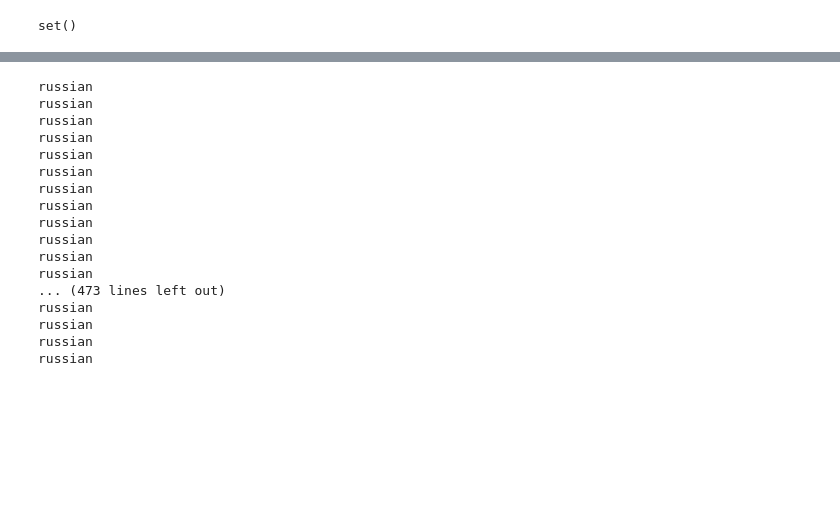
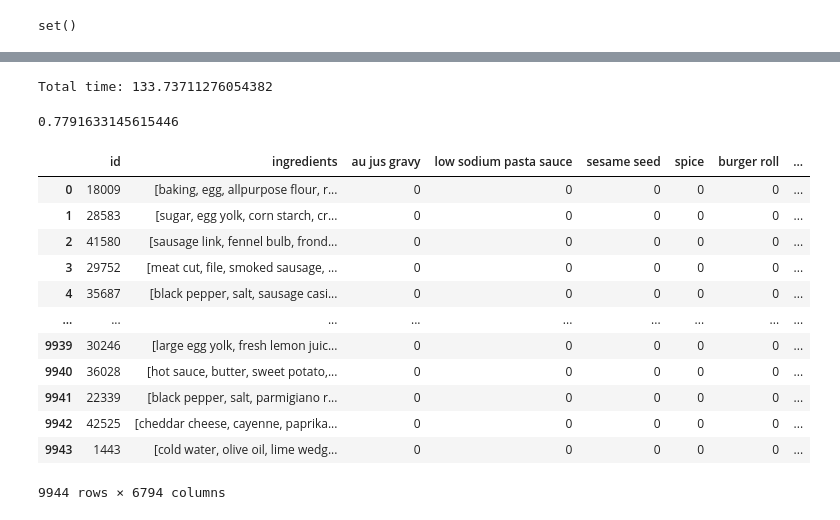
Before and after one commit to kamildec/jnp3, a Jupyter notebook: zad2/cooking.ipynb, the cells around one changed output, grey strips where cells are left out. Drawn from its saved outputs; the diff is of its cells as text; code cells hidden in the pictures; blank space fills up the shorter version.

Commit message:
zad2 logistic regression

```diff
--- a/zad2/cooking.ipynb
+++ b/zad2/cooking.ipynb
@@ -274,9 +257,0 @@ def wordsPopularity(ingredients):
-# %%
-# dist_ingredients = list(set(chain(*train_set['ingredients']))).sort()
-# dist_ingredients
-dist_ingredients = list({x for l in train_set['ingredients'] for x in l})
-dist_ingredients.sort()
-dist_ingredients[:10]
-# [i for i in dist_ingredients if 'oz.' in i]
-# result.sort()
-# result
@@ -294,4 +257,0 @@ dist_ingredients[:10]
-# %%
-dist_ingredients = list({x for l in train_set['ingredients'] for x in l})
-dist_ingredients.sort()
-dist_ingredients[:10]
@@ -337,25 +257,0 @@ fun(train_set['ingredients'])
-# %%
-def fun(cuisines):
-    for cuisine in cuisines:
-        if 'southern_us' not in cuisine and 'us' in cuisine:
-            print(cuisine)
-
-fun(train_set['cuisine'])
-# %% [output]
-russian
-russian
-russian
-russian
-russian
-russian
-russian
-russian
-russian
-russian
-russian
-russian
-... (473 lines left out)
-russian
-russian
-russian
-russian
@@ -361,0 +262,35 @@ russian
+# %%
+trainX.reset_index(drop=True)
+valX.reset_index(drop=True)
+trainY.reset_index(drop=True)
+valY.reset_index(drop=True)
+start = time.time()
+model = LogisticRegression()
+
+model = model.fit(trainX, trainY)
+print(f'Total time: {time.time()-start}')
+# %% [output]
+Total time: 133.73711276054382
+# %%
+model.score(valX, valY)
+# %% [output]
+0.7791633145615446
+# %%
+extra_data = pd.DataFrame(0, index=np.arange(len(test_set)), columns=dist_ingredients)
+test_set = test_set.join(extra_data)
+test_set = fillOnes(test_set)
+test_set
+# %% [output]
+|  | id | ingredients | au jus gravy | low sodium pasta sauce | sesame seed | spice | burger roll | ... |
+| 0 | 18009 | [baking, egg, allpurpose flour, r... | 0 | 0 | 0 | 0 | 0 | ... |
+| 1 | 28583 | [sugar, egg yolk, corn starch, cr... | 0 | 0 | 0 | 0 | 0 | ... |
+| 2 | 41580 | [sausage link, fennel bulb, frond... | 0 | 0 | 0 | 0 | 0 | ... |
+| 3 | 29752 | [meat cut, file, smoked sausage, ... | 0 | 0 | 0 | 0 | 0 | ... |
+| 4 | 35687 | [black pepper, salt, sausage casi... | 0 | 0 | 0 | 0 | 0 | ... |
+| ... | ... | ... | ... | ... | ... | ... | ... | ... |
+| 9939 | 30246 | [large egg yolk, fresh lemon juic... | 0 | 0 | 0 | 0 | 0 | ... |
+| 9940 | 36028 | [hot sauce, butter, sweet potato,... | 0 | 0 | 0 | 0 | 0 | ... |
+| 9941 | 22339 | [black pepper, salt, parmigiano r... | 0 | 0 | 0 | 0 | 0 | ... |
+| 9942 | 42525 | [cheddar cheese, cayenne, paprika... | 0 | 0 | 0 | 0 | 0 | ... |
+| 9943 | 1443 | [cold water, olive oil, lime wedg... | 0 | 0 | 0 | 0 | 0 | ... |
+9944 rows × 6794 columns
```
Also changed, not shown: parts of 14 cells of this notebook, 1 other file.
